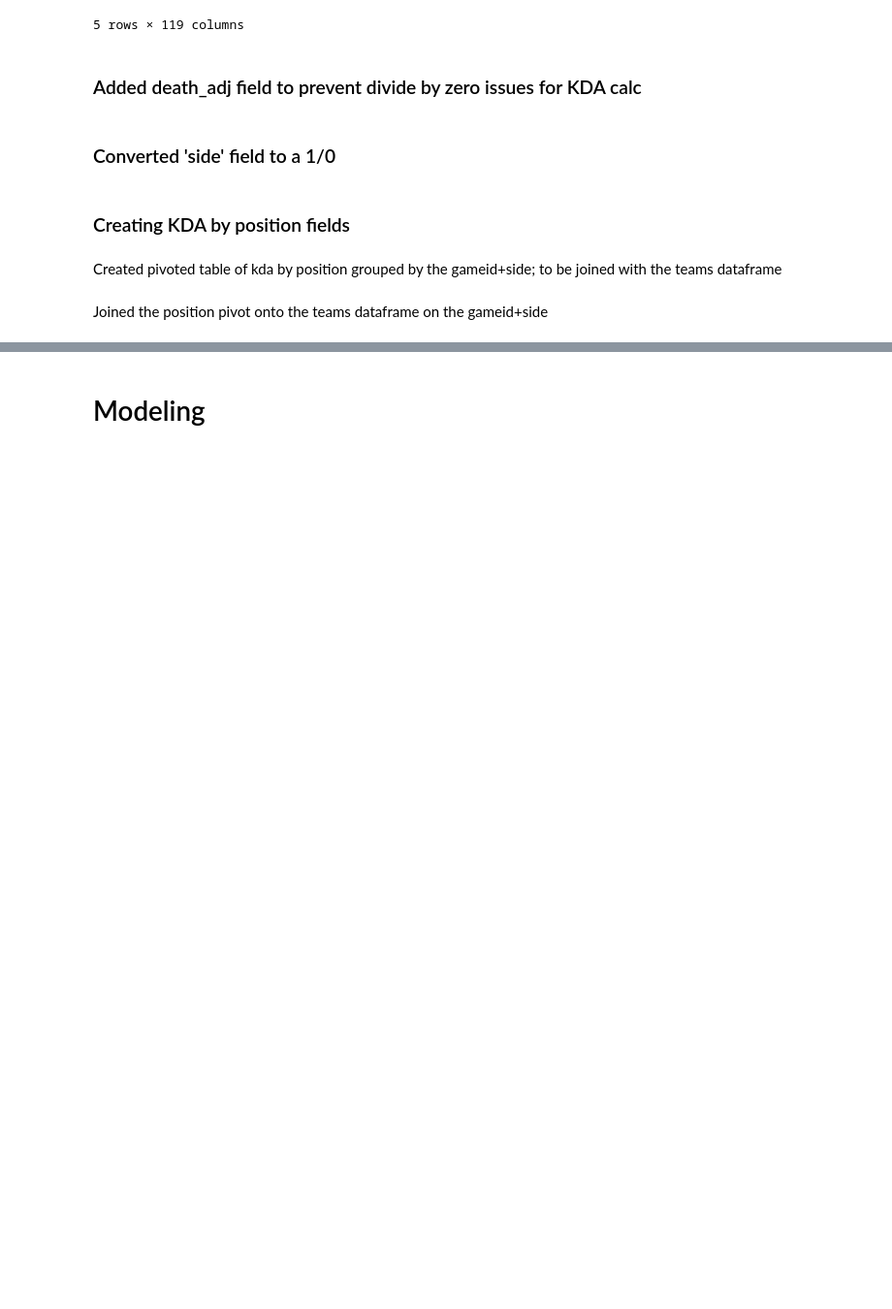
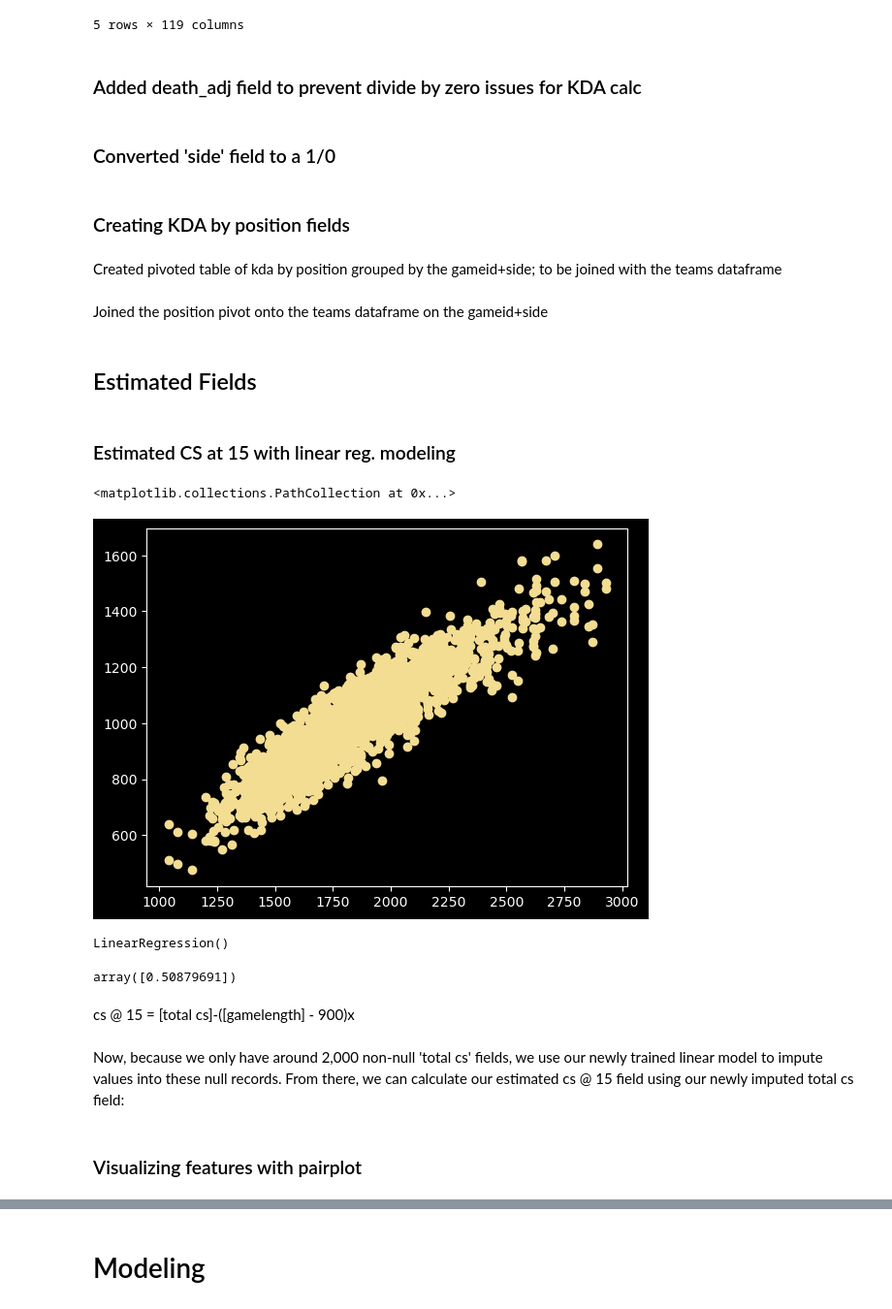
Before and after one commit to maneaterrbug/league_logistic_regression, a Jupyter notebook: code/eda_code.ipynb, the cells around one changed output, grey strips where cells are left out. Shown at 97% size. Cells and saved outputs as stored; diff of their text form; code cells hidden in the pictures; blank space fills up the shorter version.

```diff
--- a/code/eda_code.ipynb
+++ b/code/eda_code.ipynb
@@ -14,3 +16,13 @@ from sklearn.preprocessing import StandardScaler
+# %%
+from matplotlib import cm
+from matplotlib.colors import ListedColormap, LinearSegmentedColormap
+
+N = 256
+vals = np.ones((N,4))
+vals[:, 0] = np.linspace(58/256, 244/256, N)
+vals[:, 1] = np.linspace(120/256, 222/256, N)
+vals[:, 2] = np.linspace(117/256, 147/256, N)
+newcmp = ListedColormap(vals)
 # %% [markdown]
 # EDA
 # %%
@@ -64,3 +77,27 @@ df_players_piv.rename({'id_side_15':'id_side'}, axis = 1, inplace = True)
 Joined the position pivot onto the teams dataframe on the gameid+side
 # %%
 df_agg = df_teams.set_index('id_side').join(df_players_piv.set_index('id_side'))
+# %% [markdown]
+## Estimated Fields
+# %% [markdown]
+### Estimated CS at 15 with linear reg. modeling
+# %%
+plt.scatter(df_agg['gamelength'],df_agg['total cs'], color = newcmp.colors[-1])
+# %% [output]
+<matplotlib.collections.PathCollection at 0x...>
+[figure, added]
+# %%
+lin_reg_cs = LinearRegression()
+df_cslr = df_agg[['gamelength','total cs']].dropna()
+X_cslr, y_cslr = df_cslr['gamelength'].values.reshape(-1,1), df_cslr['total cs']
+lin_reg_cs.fit(X_cslr, y_cslr)
+# %% [output]
+LinearRegression()
+# %%
+lin_reg_cs.coef_
+# %% [output]
+array([0.50879691])
+# %% [markdown]
+cs @ 15 = [total cs]-([gamelength] - 900)x
+# %% [markdown]
+Now, because we only have around 2\,000 non-null 'total cs' fields, we use our newly trained linear model to impute values into these null records. From there, we can calculate our estimated cs @ 15 field using our newly imputed total cs field:
@@ -67 +108,3 @@ df_agg = df_teams.set_index('id_side').join(df_players_piv.set_index('id_side'))
+# %% [markdown]
+### Visualizing features with pairplot
 # %%
```
Also changed, not shown: parts of 25 cells of this notebook.
